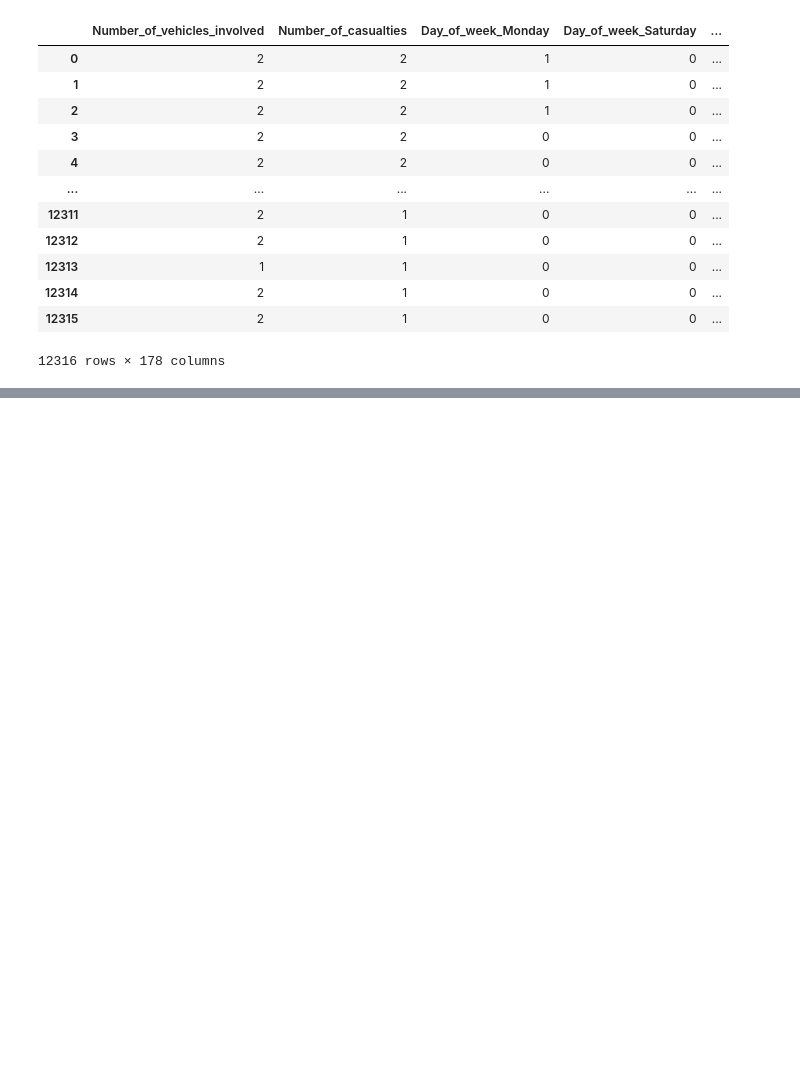
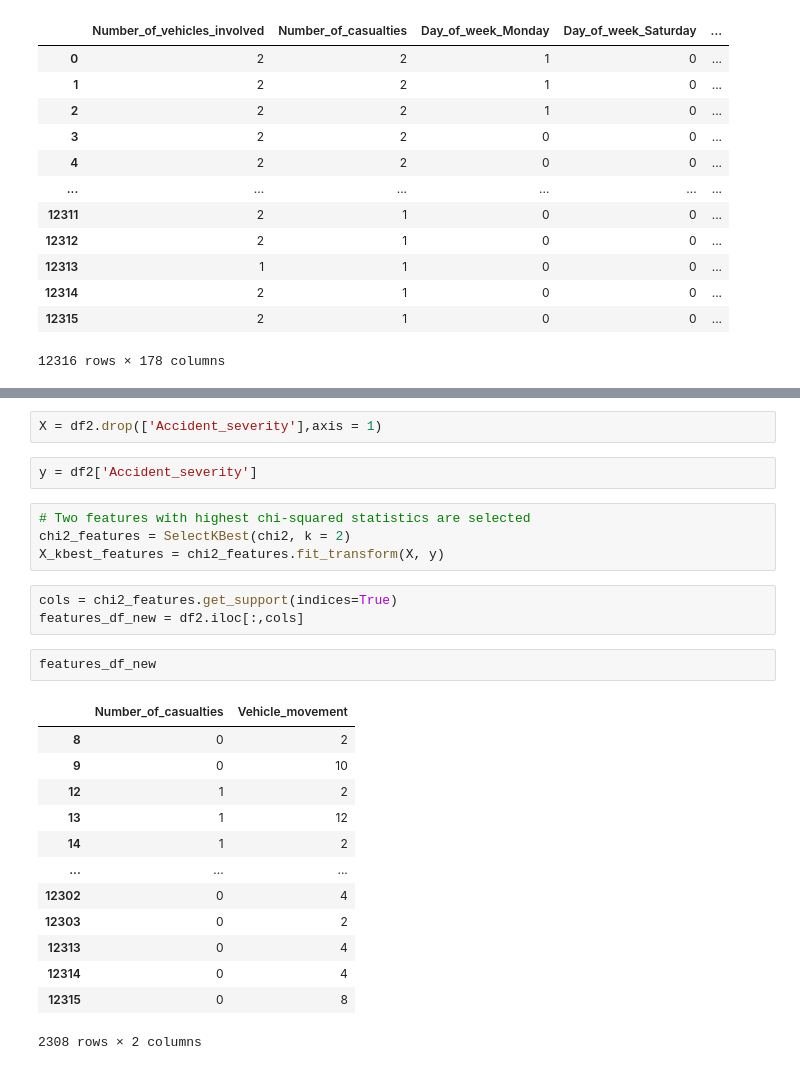
Before and after one commit to vedanthv/Road-Traffic-Accident-Severity-Classification, a Jupyter notebook: RoadTrafficSeverityProject.ipynb, the cells around one changed output, grey strips where cells are left out. Saved outputs shown, nothing was run; the diff lists cells and outputs as text; blank space fills up the shorter version.

```diff
--- a/RoadTrafficSeverityProject.ipynb
+++ b/RoadTrafficSeverityProject.ipynb
@@ -594,0 +744,27 @@ y_train = df["Accident_severity"]
+# %%
+X = df2.drop(['Accident_severity'],axis = 1)
+# %%
+y = df2['Accident_severity']
+# %%
+# Two features with highest chi-squared statistics are selected
+chi2_features = SelectKBest(chi2, k = 2)
+X_kbest_features = chi2_features.fit_transform(X, y)
+# %%
+cols = chi2_features.get_support(indices=True)
+features_df_new = df2.iloc[:,cols]
+# %%
+features_df_new
+# %% [output]
+|  | Number_of_casualties | Vehicle_movement |
+| 8 | 0 | 2 |
+| 9 | 0 | 10 |
+| 12 | 1 | 2 |
+| 13 | 1 | 12 |
+| 14 | 1 | 2 |
+| ... | ... | ... |
+| 12302 | 0 | 4 |
+| 12303 | 0 | 2 |
+| 12313 | 0 | 4 |
+| 12314 | 0 | 4 |
+| 12315 | 0 | 8 |
+2308 rows × 2 columns
```
Also changed, not shown: parts of 30 cells of this notebook.
